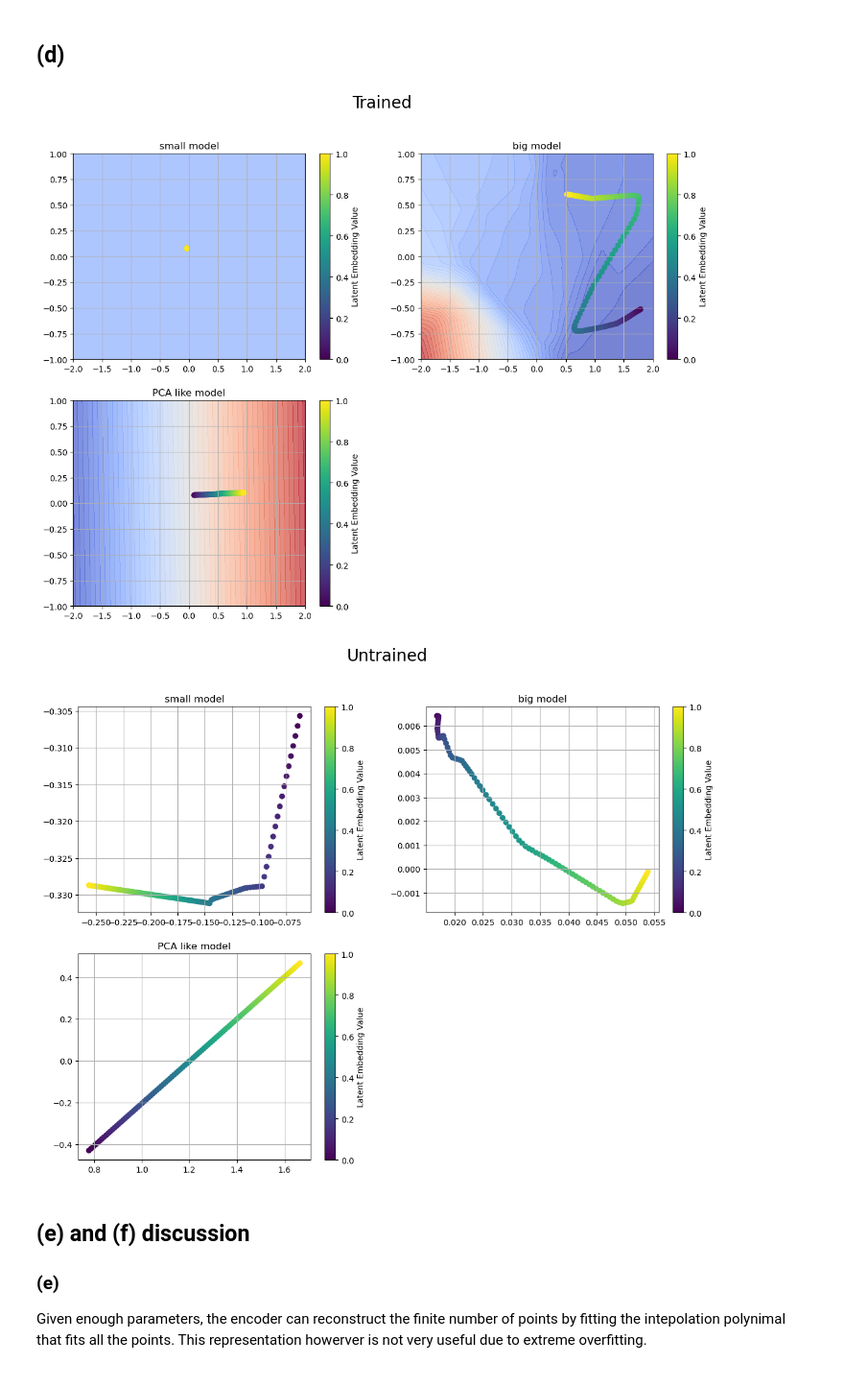
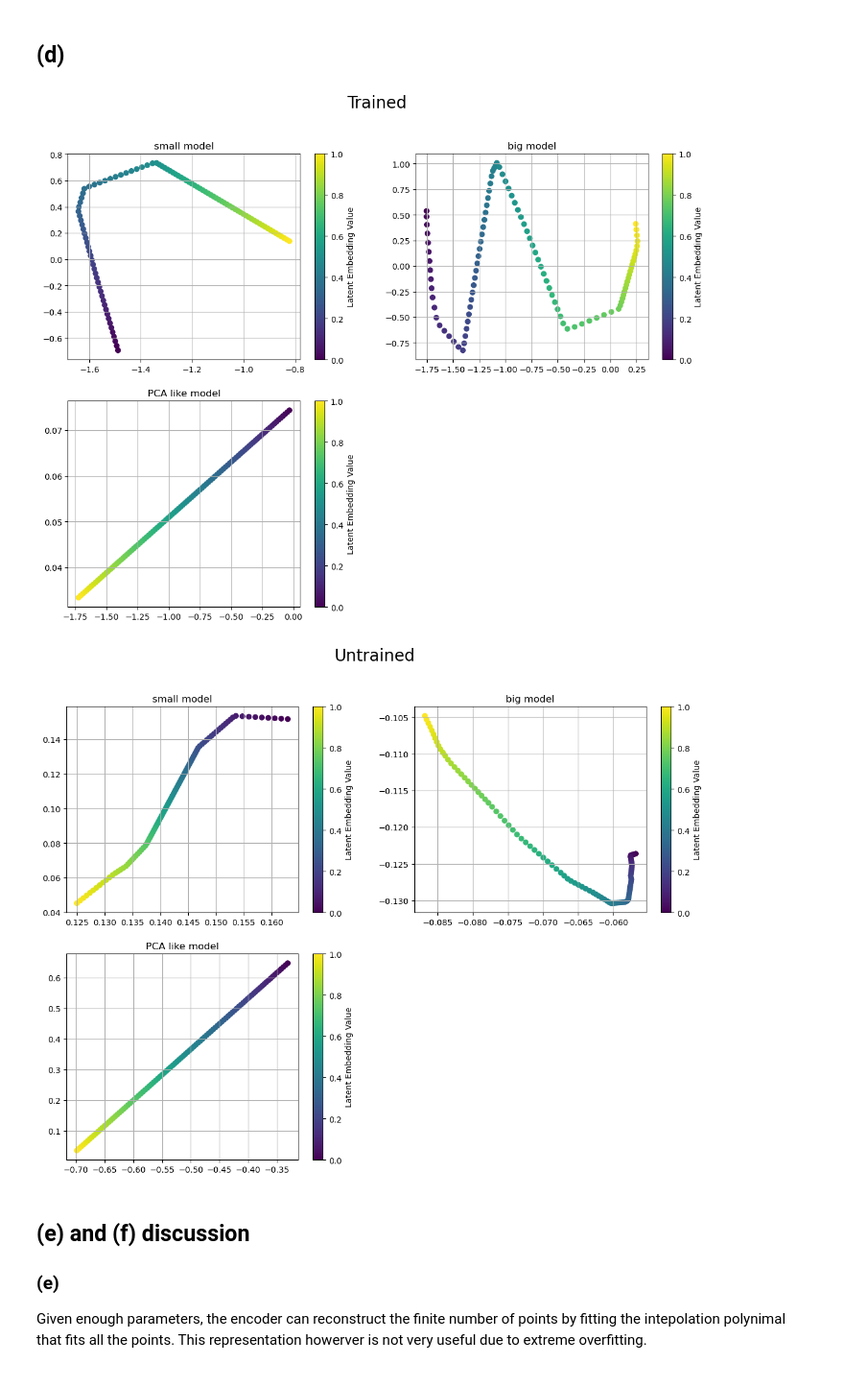
Before and after one commit to Sam-RvandV/mlph_w24, a Jupyter notebook: sheet06/sheet06.ipynb, the cells around one changed output. Shown: that part at 96% size. Drawn from its saved outputs; the diff is of its cells as text; code cells hidden in the pictures.

```diff
--- a/sheet06/sheet06.ipynb
+++ b/sheet06/sheet06.ipynb
@@ -116,7 +116,7 @@ class AutoencoderModule(pl.LightningModule):
 
     def configure_optimizers(self):
         # as default use Adam optimizer:
-        optimizer = torch.optim.Adam(self.parameters(), weight_decay=1e-4)
+        optimizer = torch.optim.Adam(self.parameters(), weight_decay=1e-5)
 
         return optimizer
 
@@ -344,51 +354,37 @@ latent_space_samples = np.linspace(0, 1, 100) # somewhat arbitrary choice for Re
 # for this random num task i dont see why not but idk
 latent_space_samples = torch.tensor(latent_space_samples,dtype=torch.float32).view(100, 1)
 
-# Encode the grid points using the autoencoders
-contour_values1 = autoencoder_module_small.autoencoder.encode(grid_flat)
-contour_values2 = autoencoder_module_big.autoencoder.encode(grid_flat)
-contour_values3 = PCA_autoencoder.autoencoder.encode(grid_flat)
-
-# Reshape the encoded values back to a 2D grid for contourf
-contour_values1 = contour_values1.view(100, 100).detach().numpy()
-contour_values2 = contour_values2.view(100, 100).detach().numpy()
-contour_values3 = contour_values3.view(100, 100).detach().numpy()
 
 samples_decoded_trained_small = autoencoder_module_small.autoencoder.decode(latent_space_samples)
 samples_decoded_trained_big = autoencoder_module_big.autoencoder.decode(latent_space_samples)
 samples_decoded_trained_PCA = PCA_autoencoder.autoencoder.decode(latent_space_samples)
 
-
-
 fig, axes = plt.subplots(2, 2, figsize=(14, 10))  # Adjust figsize for better layout
 
 # Plot latent embeddings for each model
-contour1 = axes[0, 0].contourf(x_grid, y_grid, contour_values1, levels=50, cmap='coolwarm', alpha=0.7)
-contour2 = axes[0, 1].contourf(x_grid, y_grid, contour_values2, levels=50, cmap='coolwarm', alpha=0.7)
-contour3 = axes[1, 0].contourf(x_grid, y_grid, contour_values3, levels=50, cmap='coolwarm', alpha=0.7)
 
 scatter1 = axes[0,0].scatter(samples_decoded_trained_small[:, 0].detach().numpy(), samples_decoded_trained_small[:, 1].detach().numpy(),c=latent_space_samples.detach().numpy(), cmap='viridis')
 scatter2 = axes[0,1].scatter(samples_decoded_trained_big[:, 0].detach().numpy(), samples_decoded_trained_big[:, 1].detach().numpy(),c=latent_space_samples.detach().numpy(), cmap='viridis')
 scatter3 = axes[1,0].scatter(samples_decoded_trained_PCA[:, 0].detach().numpy(), samples_decoded_trained_PCA[:, 1].detach().numpy(),c=latent_space_samples.detach().numpy(), cmap='viridis')
 
 fig.colorbar(scatter1, ax=axes[0, 0], label="Latent Embedding Value")
 fig.colorbar(scatter2, ax=axes[0, 1], label="Latent Embedding Value")
 fig.colorbar(scatter3, ax=axes[1, 0], label="Latent Embedding Value")
 
 axes[0,0].set_title("small model")
 axes[0,1].set_title("big model")
 axes[1,0].set_title("PCA like model")
 
 axes[0,0].grid(True)
 axes[0,1].grid(True)
 axes[1,0].grid(True)
 
 fig.suptitle('Trained',fontsize=20)
 # Hide the empty subplot (bottom-right) as we only need 3 plots
 axes[1, 1].axis('off')
 plt.show()
 # %% [output]
-[figure, old version]
+[figure, new version]
 # %%
 # init untrained models
 untrained_autoencoder_small = AutoencoderModule(hidded_channels=hidded_channels_small,latent_dim=1, input_dim=2, activation=nn.ReLU)
@@ -399,8 +395,8 @@ samples_decoded_untrained_small = untrained_autoencoder_small.autoencoder.decode
 samples_decoded_untrained_big = untrained_autoencoder_big.autoencoder.decode(latent_space_samples)
 samples_decoded_untrained_PCA = untrained_PCA_autoencoder.autoencoder.decode(latent_space_samples)
 
+fig, axes = plt.subplots(2, 2, figsize=(14, 10))  # Adjust figsize for better layout
 
-fig, axes = plt.subplots(2, 2, figsize=(14, 10))  # Adjust figsize for better layout
 
 scatter1 = axes[0,0].scatter(samples_decoded_untrained_small[:, 0].detach().numpy(), samples_decoded_untrained_small[:, 1].detach().numpy(),c=latent_space_samples.detach().numpy(), cmap='viridis')
 scatter2 = axes[0,1].scatter(samples_decoded_untrained_big[:, 0].detach().numpy(), samples_decoded_untrained_big[:, 1].detach().numpy(),c=latent_space_samples.detach().numpy(), cmap='viridis')
@@ -422,7 +418,7 @@ fig.suptitle('Untrained',fontsize=20)
 axes[1, 1].axis('off')
 plt.show()
 # %% [output]
-[figure, old version]
+[figure, new version]
 # %% [markdown]
 ## (e) and (f) discussion
 ### (e)
```
Also changed, not shown: parts of 9 cells of this notebook, 6 other files.
